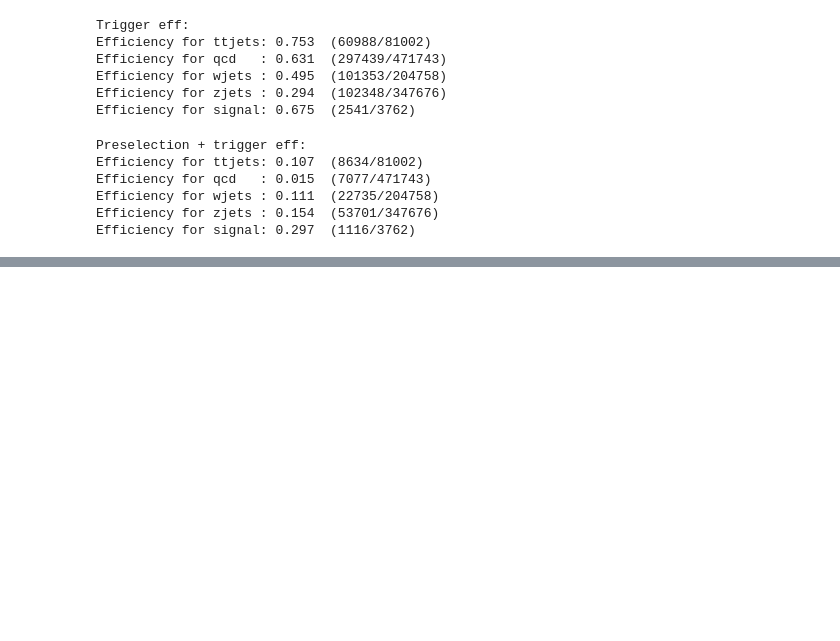
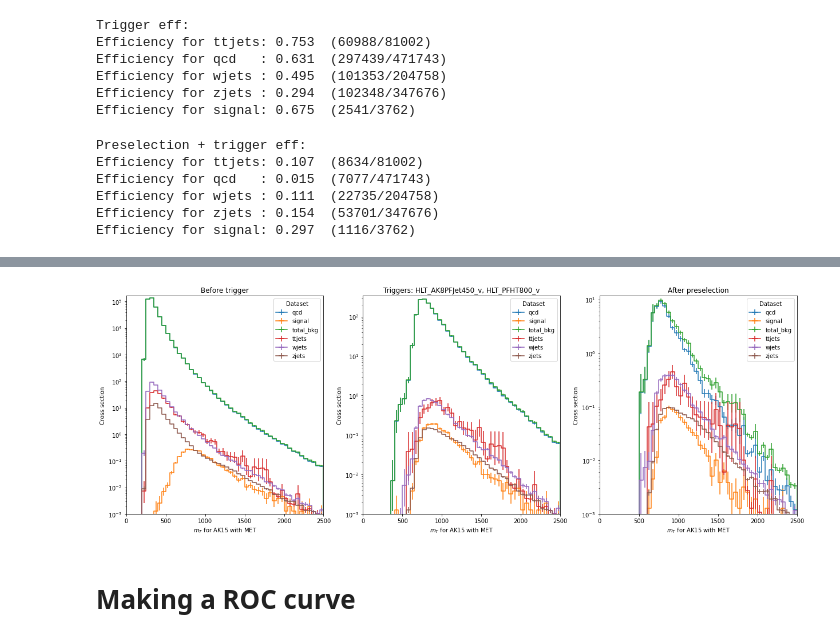
Before and after one commit to tklijnsma/svj-exploring, a Jupyter notebook: selections.ipynb, the cells around one changed output, grey strips where cells are left out. Cells and saved outputs as stored; diff of their text form; code cells hidden in the pictures; blank space fills up the shorter version.

```diff
--- a/selections.ipynb
+++ b/selections.ipynb
@@ -394,0 +306,27 @@ plot_msd_posttrigger()
+# %%
+def plot_mt_posttrigger():
+    ymin = 0.001
+    fig, axs = plt.subplots(ncols=3, nrows=1, figsize=(21,7))
+    ax = axs[0]
+    hist.plot1d(hist_mt_raw, ax=ax)
+    ax.set_ylim(ymin)
+    ax.set_yscale('log')
+    ax.set_ylabel('Cross section')
+    ax.set_title('Before trigger')
+    ax = axs[1]
+    hist.plot1d(hist_mt_posttrigger, ax=ax)
+    ax.set_ylim(ymin)
+    ax.set_yscale('log')
+    ax.set_ylabel('Cross section')
+    ax.set_title('Triggers: {0}'.format(', '.join(triggers)))
+    ax = axs[2]
+    hist.plot1d(hist_mt_postpreselection, ax=ax)
+    ax.set_ylim(ymin)
+    ax.set_yscale('log')
+    ax.set_ylabel('Cross section')
+    ax.set_title('After preselection')
+plot_mt_posttrigger()
+# %% [output]
+[figure, added]
+# %% [markdown]
+# Making a ROC curve
```
Also changed, not shown: parts of 26 cells of this notebook, 1 other file.
